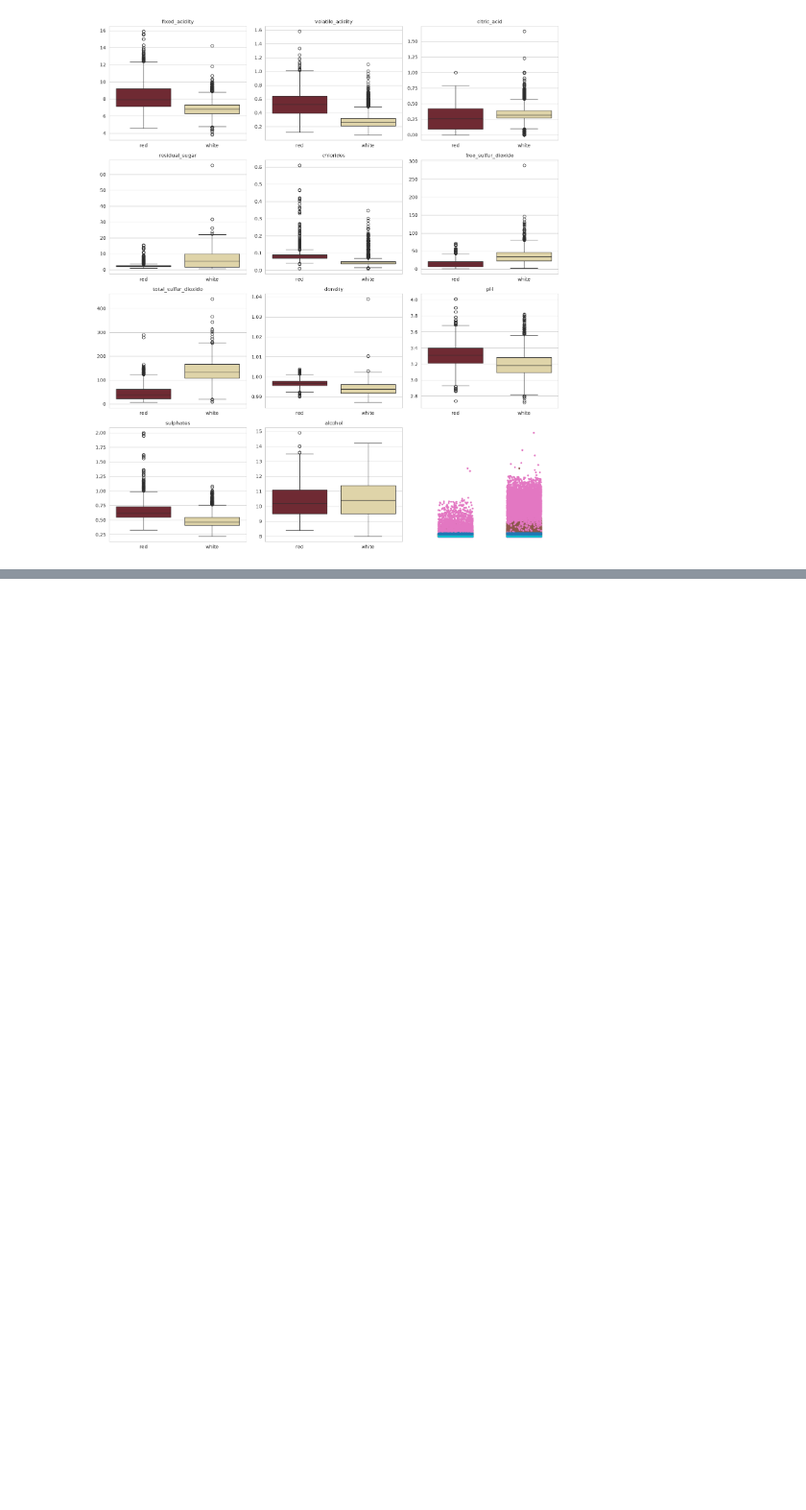
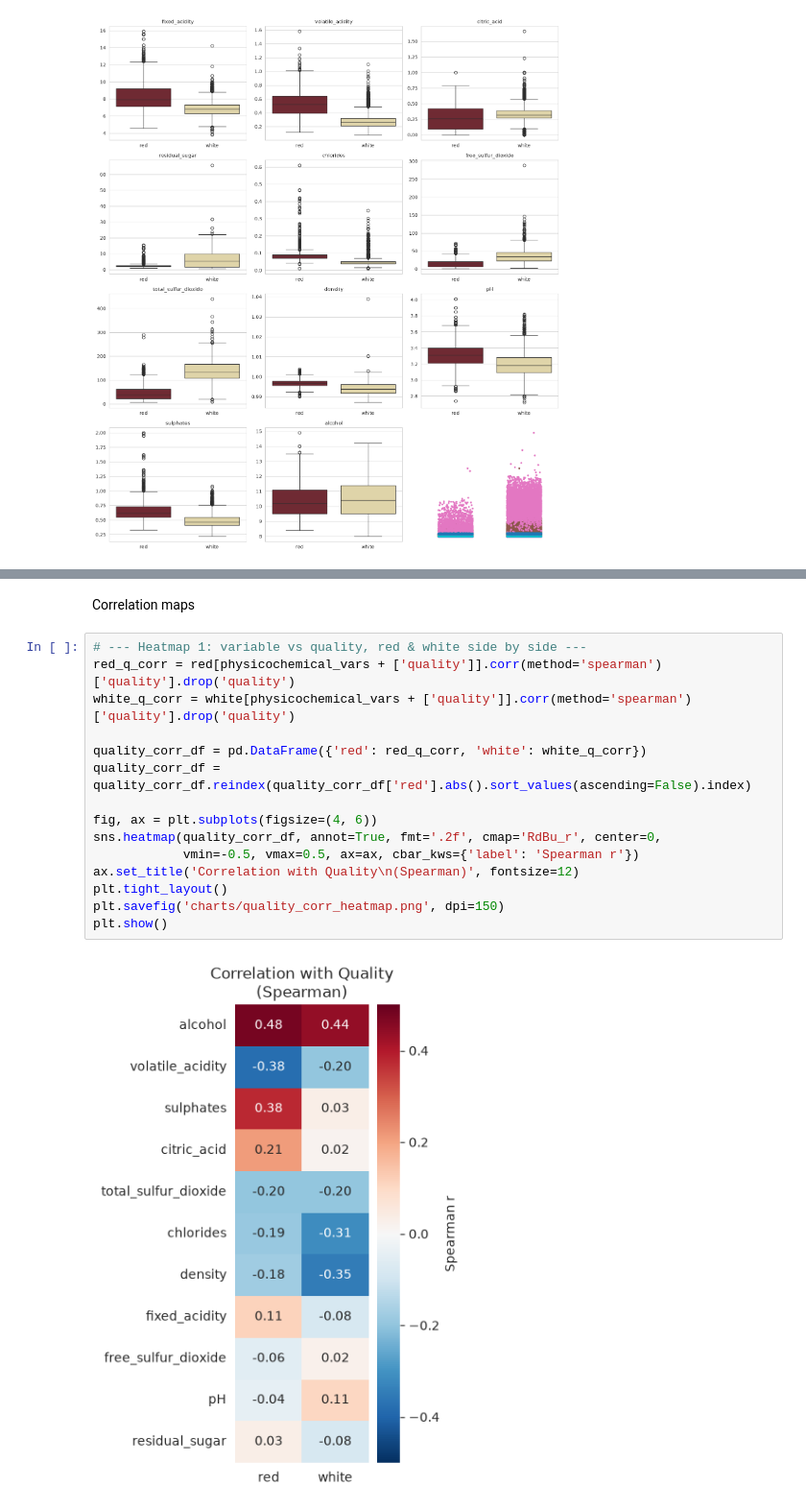
Before and after one commit to CreativeTob/UCIrepo__wine_quality_analysis, a Jupyter notebook: main.ipynb, the cells around one changed output, grey strips where cells are left out. Shown at 96% size. Saved outputs shown, nothing was run; the diff lists cells and outputs as text; blank space fills up the shorter version.

```diff
--- a/main.ipynb
+++ b/main.ipynb
@@ -275,0 +587,19 @@ plt.tight_layout()
+# %% [markdown]
+Correlation maps
+# %%
+# --- Heatmap 1: variable vs quality, red & white side by side ---
+red_q_corr = red[physicochemical_vars + ['quality']].corr(method='spearman')['quality'].drop('quality')
+white_q_corr = white[physicochemical_vars + ['quality']].corr(method='spearman')['quality'].drop('quality')
+
+quality_corr_df = pd.DataFrame({'red': red_q_corr, 'white': white_q_corr})
+quality_corr_df = quality_corr_df.reindex(quality_corr_df['red'].abs().sort_values(ascending=False).index)
+
+fig, ax = plt.subplots(figsize=(4, 6))
+sns.heatmap(quality_corr_df, annot=True, fmt='.2f', cmap='RdBu_r', center=0,
+            vmin=-0.5, vmax=0.5, ax=ax, cbar_kws={'label': 'Spearman r'})
+ax.set_title('Correlation with Quality\n(Spearman)', fontsize=12)
+plt.tight_layout()
+plt.savefig('charts/quality_corr_heatmap.png', dpi=150)
+plt.show()
+# %% [output]
+[figure, added]
```
Also changed, not shown: parts of 16 cells of this notebook.
